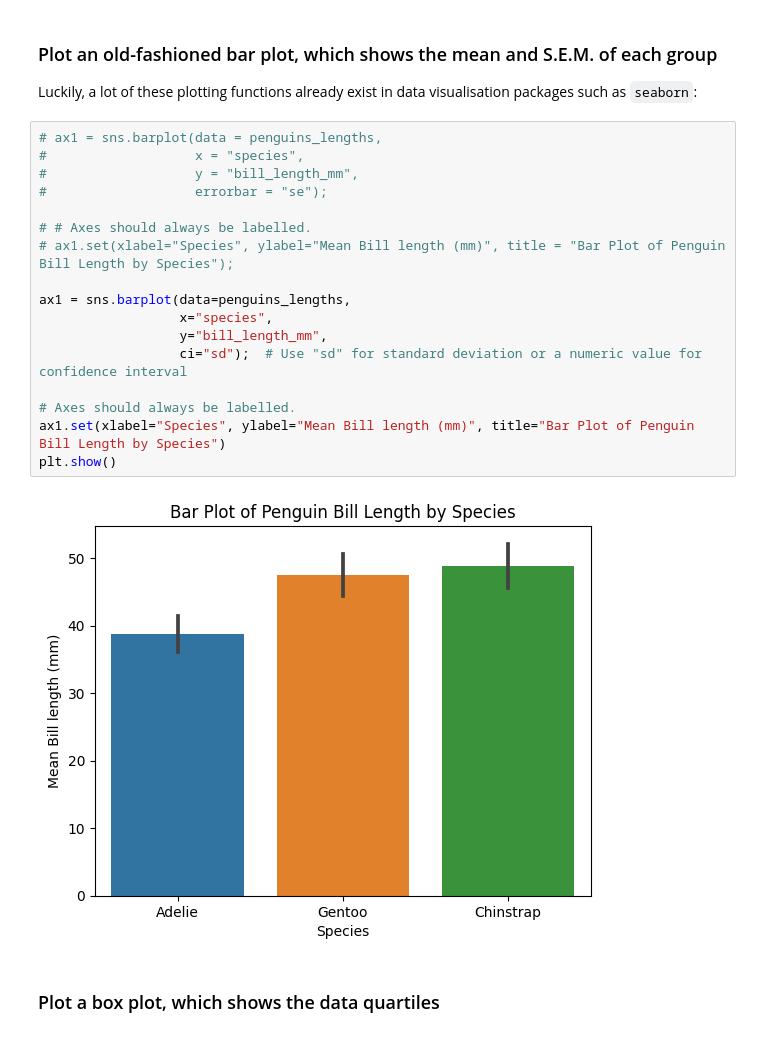
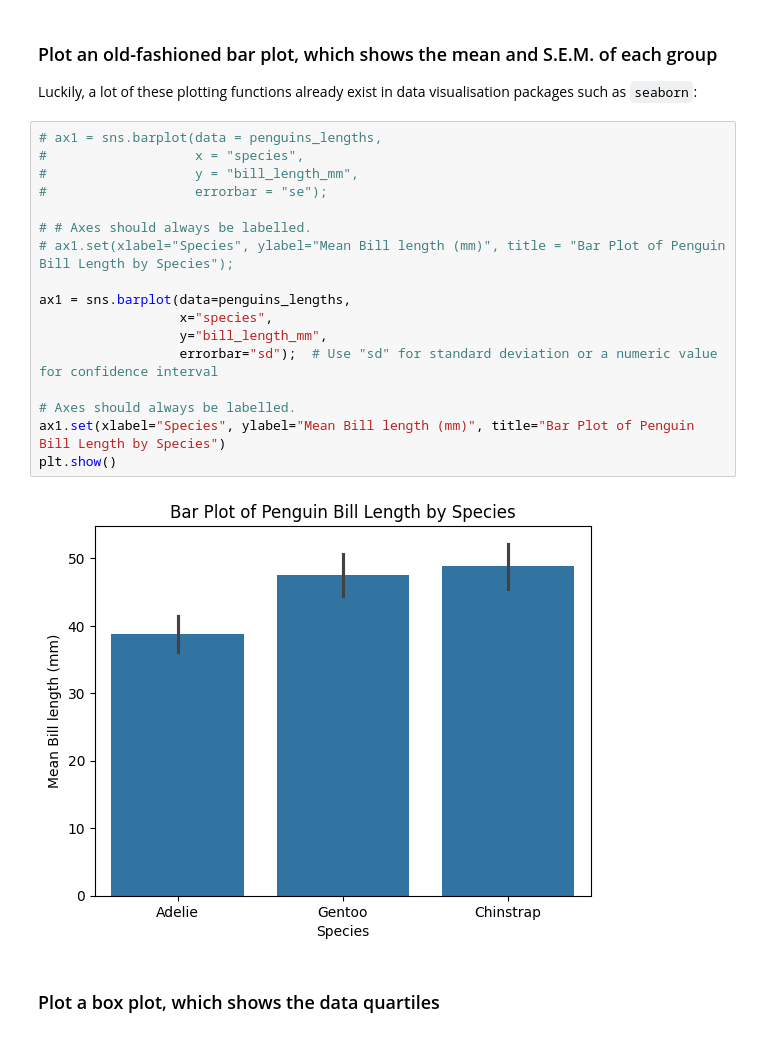
Before and after one commit to ACCLAB/moda, a Jupyter notebook: nbs/03_Data_Analysis_with_Jupyter_and_Python.ipynb, the cells around one changed output. Saved outputs shown, nothing was run; the diff lists cells and outputs as text.

```diff
--- a/nbs/03_Data_Analysis_with_Jupyter_and_Python.ipynb
+++ b/nbs/03_Data_Analysis_with_Jupyter_and_Python.ipynb
@@ -140,22 +140,22 @@ Luckily, a lot of these plotting functions already exist in data visualisation p
 # %%
 # ax1 = sns.barplot(data = penguins_lengths,
 #                   x = "species",
 #                   y = "bill_length_mm",
 #                   errorbar = "se");
 
 # # Axes should always be labelled.
 # ax1.set(xlabel="Species", ylabel="Mean Bill length (mm)", title = "Bar Plot of Penguin Bill Length by Species");
 
 ax1 = sns.barplot(data=penguins_lengths,
                   x="species",
                   y="bill_length_mm",
-                  ci="sd");  # Use "sd" for standard deviation or a numeric value for confidence interval
+                  errorbar="sd");  # Use "sd" for standard deviation or a numeric value for confidence interval
 
 # Axes should always be labelled.
 ax1.set(xlabel="Species", ylabel="Mean Bill length (mm)", title="Bar Plot of Penguin Bill Length by Species")
 plt.show()
 # %% [output]
-[figure, old version]
+[figure, new version]
 # %% [markdown]
 ### Plot a box plot, which shows the data quartiles
 # %%
```
Also changed, not shown: parts of 11 cells of this notebook, 5 other files.
